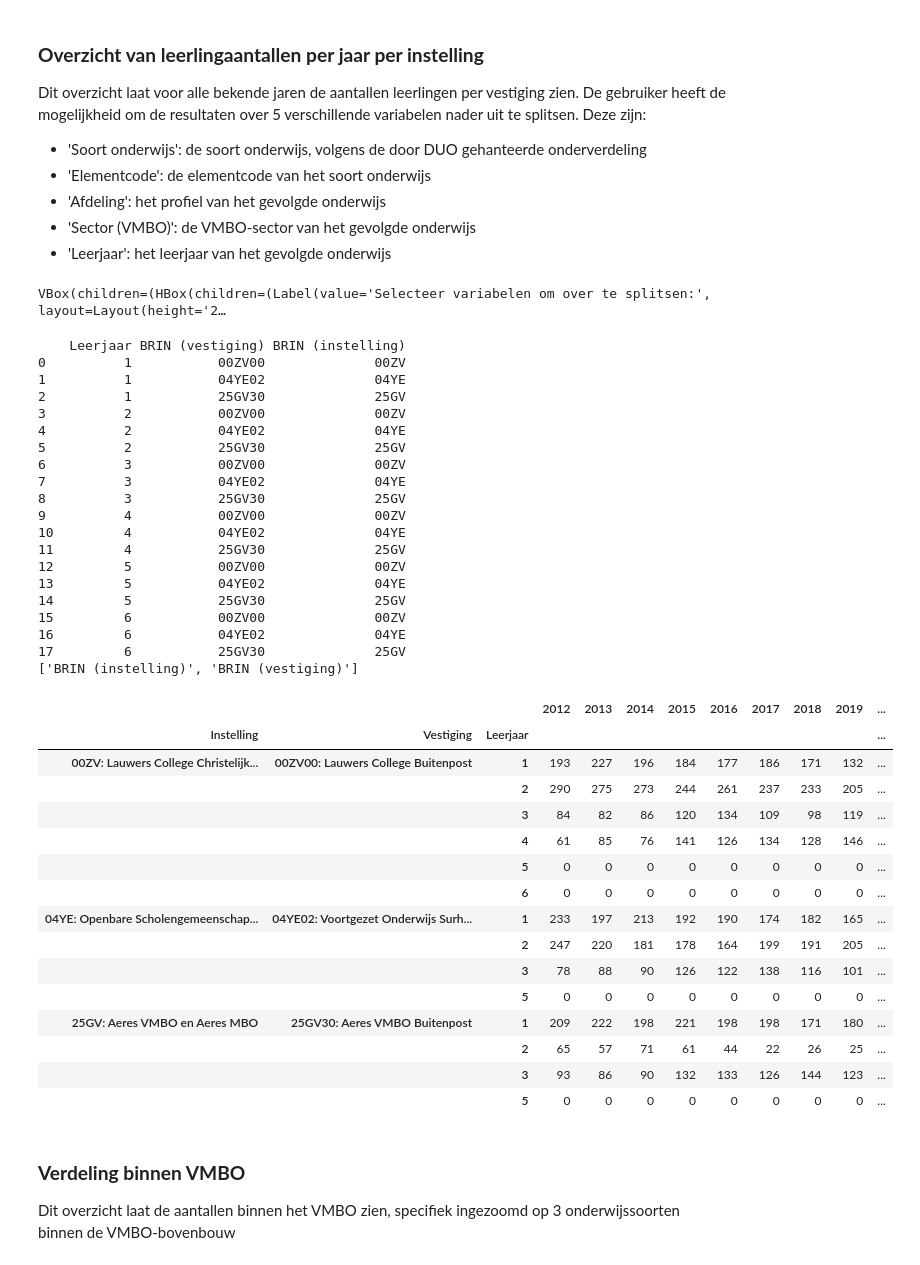
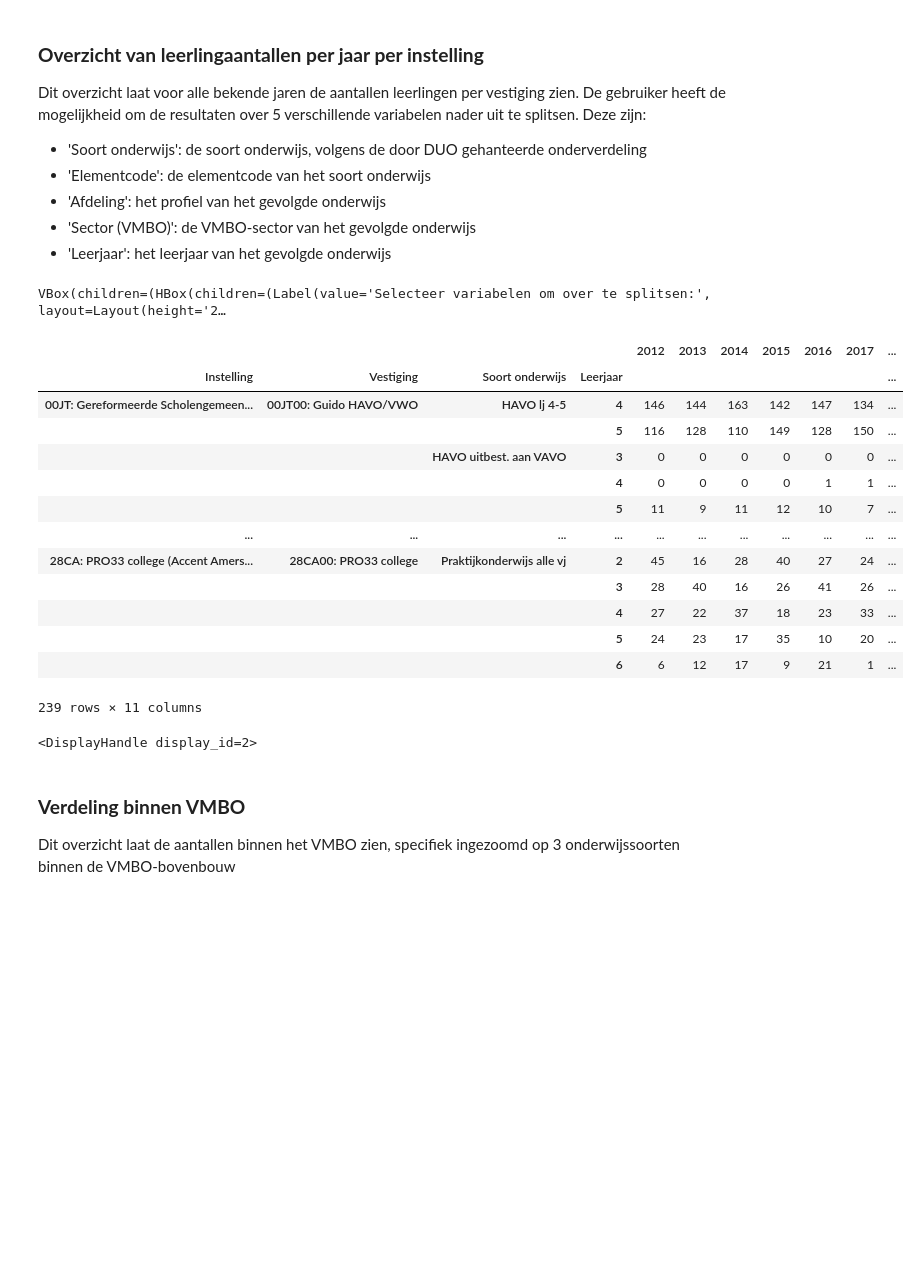
Before and after one commit to MartinBelderBMC/RPO_Dashboard, a Jupyter notebook: Frontend_RPO.ipynb, the cells around one changed output. Drawn from its saved outputs; the diff is of its cells as text; code cells hidden in the pictures; blank space fills up the shorter version.

```diff
--- a/Frontend_RPO.ipynb
+++ b/Frontend_RPO.ipynb
@@ -84,7 +84,8 @@ data =  {'Prognose':
                                  'Leerjaar' : int,
                                  'Aantal' : int,
                                  'Jaar' : int,
-                                 'Bovenbouw': bool})
+                                 'Bovenbouw': bool,
+                                 'VMBO-categorie' : object})
         }
 # %%
 #@title
@@ -660,21 +677,22 @@ def toon_data_so(*args):
   show_frame = array_naar_show_frame(filtered_array, var_to_axis_map,
                                      val_to_index_on_axis_map,
                                      list(selected_split_vars_so),
+                                     ['BRIN (vestiging)'],
                                      perc,
                                      list(selected_split_vars_percentages))
 
-  # show_frame = codes_to_labels(show_frame,
-  #                             ['BRIN (instelling)', 'BRIN (vestiging)'],
-  #                             ['Instelling', 'Vestiging'])
-
-  # show_frame.set_index(['Instelling', 'Vestiging'] + list(selected_split_vars_so), inplace = True)
-
   display(show_frame, display_id = 2)
 
-  out_results['Overzicht leerlingenaantallen'] = show_frame
+  out_results['Overzicht leerlingenaantallen per vestiging'] = show_frame
 # %%
 #@title
 # placeholders variabelen
+mod_array = np.array
+
+var_to_axis_map_out = {}
+
+var_to_axis_map_out_out = {}
+
 perc = False
 
 selected_split_vars_so = []
@@ -693,74 +711,52 @@ label_widget_split = widgets.Label(value = 'Selecteer variabelen om over te spli
                                    layout = widgets.Layout(width='400px', height='25px'))
 
 # widget: select splitvariabele
-split_var_options = ['Soort onderwijs', 'Elementcode', 'Afdeling', 'Sector (VMBO)', 'Leerjaar', 'BRIN (vestiging)']
+split_var_options = ['Soort onderwijs', 'Elementcode', 'Afdeling', 'Sector (VMBO)', 'Leerjaar']
 
 split_vars_widg_so = widgets.SelectMultiple(options = split_var_options,
                                            layout = widgets.Layout(width='400px', height='100px'))
 
 split_vars_widg_so.observe(set_split_vars_so, names = 'value')
 
 # widget: knop om te tonen
 show_button_so = widgets.Button(description = 'Toon data',
                                 style = dict(font_weight='bold', font_size = 24),
                                 layout = widgets.Layout(width='400px', height='50px'))
 
 show_button_so.on_click(toon_data_so)
 
 # widget: selecteer of percentages
 perc_set_widget = widgets.Checkbox(description = 'Bereken percentages',
                                    indent = False)
 
 perc_set_widget.observe(set_perc_bool, names = 'value')
 
 #perc_set_widget.observe(maak_perc_widget, names = 'value')
 
 perc_set_widget.observe(maak_widget_frame, names = 'value')
 
 
 # widgets tonen
-
 maak_widget_frame()
 
 display('Nog geen data getoond', display_id = 2)
 # %% [output]
 VBox(children=(HBox(children=(Label(value='Selecteer variabelen om over te splitsen:', layout=Layout(height='2…
+|  |  |  |  | 2012 | 2013 | 2014 | 2015 | 2016 | 2017 | ... |
+| Instelling | Vestiging | Soort onderwijs | Leerjaar |  |  |  |  |  |  | ... |
+| 00JT: Gereformeerde Scholengemeen... | 00JT00: Guido HAVO/VWO | HAVO lj 4-5 | 4 | 146 | 144 | 163 | 142 | 147 | 134 | ... |
+|  |  |  | 5 | 116 | 128 | 110 | 149 | 128 | 150 | ... |
+|  |  | HAVO uitbest. aan VAVO | 3 | 0 | 0 | 0 | 0 | 0 | 0 | ... |
+|  |  |  | 4 | 0 | 0 | 0 | 0 | 1 | 1 | ... |
+|  |  |  | 5 | 11 | 9 | 11 | 12 | 10 | 7 | ... |
+| ... | ... | ... | ... | ... | ... | ... | ... | ... | ... | ... |
+| 28CA: PRO33 college (Accent Amers... | 28CA00: PRO33 college | Praktijkonderwijs alle vj | 2 | 45 | 16 | 28 | 40 | 27 | 24 | ... |
+|  |  |  | 3 | 28 | 40 | 16 | 26 | 41 | 26 | ... |
+|  |  |  | 4 | 27 | 22 | 37 | 18 | 23 | 33 | ... |
+|  |  |  | 5 | 24 | 23 | 17 | 35 | 10 | 20 | ... |
+|  |  |  | 6 | 6 | 12 | 17 | 9 | 21 | 1 | ... |
-    Leerjaar BRIN (vestiging) BRIN (instelling)
-0          1           00ZV00              00ZV
-1          1           04YE02              04YE
-2          1           25GV30              25GV
-3          2           00ZV00              00ZV
-4          2           04YE02              04YE
-5          2           25GV30              25GV
-6          3           00ZV00              00ZV
-7          3           04YE02              04YE
-8          3           25GV30              25GV
-9          4           00ZV00              00ZV
-10         4           04YE02              04YE
-11         4           25GV30              25GV
-12         5           00ZV00              00ZV
-13         5           04YE02              04YE
-14         5           25GV30              25GV
-15         6           00ZV00              00ZV
-16         6           04YE02              04YE
-17         6           25GV30              25GV
-['BRIN (instelling)', 'BRIN (vestiging)']
+239 rows × 11 columns
-|  |  |  | 2012 | 2013 | 2014 | 2015 | 2016 | 2017 | 2018 | 2019 | ... |
-| Instelling | Vestiging | Leerjaar |  |  |  |  |  |  |  |  | ... |
-| 00ZV: Lauwers College Christelijk... | 00ZV00: Lauwers College Buitenpost | 1 | 193 | 227 | 196 | 184 | 177 | 186 | 171 | 132 | ... |
-|  |  | 2 | 290 | 275 | 273 | 244 | 261 | 237 | 233 | 205 | ... |
-|  |  | 3 | 84 | 82 | 86 | 120 | 134 | 109 | 98 | 119 | ... |
-|  |  | 4 | 61 | 85 | 76 | 141 | 126 | 134 | 128 | 146 | ... |
-|  |  | 5 | 0 | 0 | 0 | 0 | 0 | 0 | 0 | 0 | ... |
-|  |  | 6 | 0 | 0 | 0 | 0 | 0 | 0 | 0 | 0 | ... |
-| 04YE: Openbare Scholengemeenschap... | 04YE02: Voortgezet Onderwijs Surh... | 1 | 233 | 197 | 213 | 192 | 190 | 174 | 182 | 165 | ... |
-|  |  | 2 | 247 | 220 | 181 | 178 | 164 | 199 | 191 | 205 | ... |
-|  |  | 3 | 78 | 88 | 90 | 126 | 122 | 138 | 116 | 101 | ... |
-|  |  | 5 | 0 | 0 | 0 | 0 | 0 | 0 | 0 | 0 | ... |
-| 25GV: Aeres VMBO en Aeres MBO | 25GV30: Aeres VMBO Buitenpost | 1 | 209 | 222 | 198 | 221 | 198 | 198 | 171 | 180 | ... |
-|  |  | 2 | 65 | 57 | 71 | 61 | 44 | 22 | 26 | 25 | ... |
-|  |  | 3 | 93 | 86 | 90 | 132 | 133 | 126 | 144 | 123 | ... |
-|  |  | 5 | 0 | 0 | 0 | 0 | 0 | 0 | 0 | 0 | ... |
+<DisplayHandle display_id=2>
 # %% [markdown]
 ### **Verdeling binnen VMBO**
 
```
Also changed, not shown: parts of 21 cells of this notebook.
